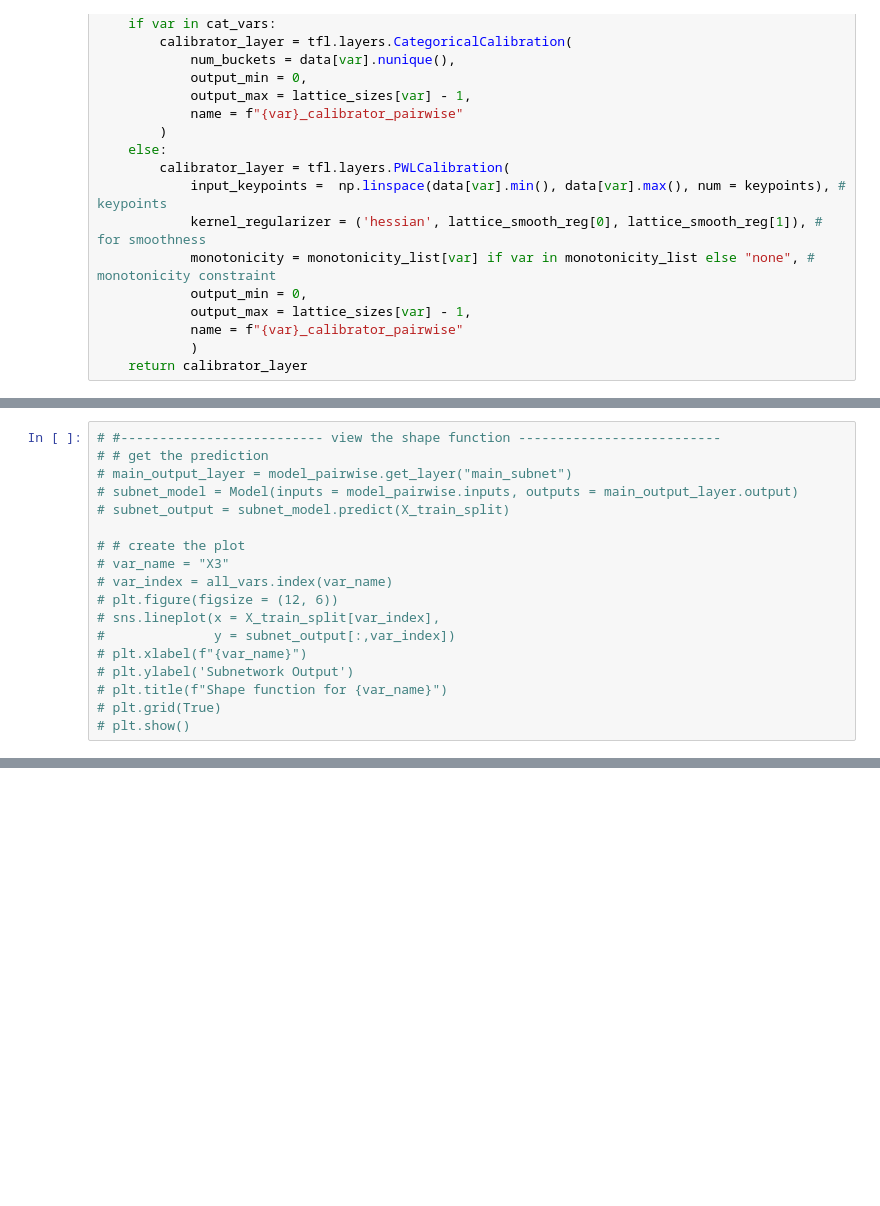
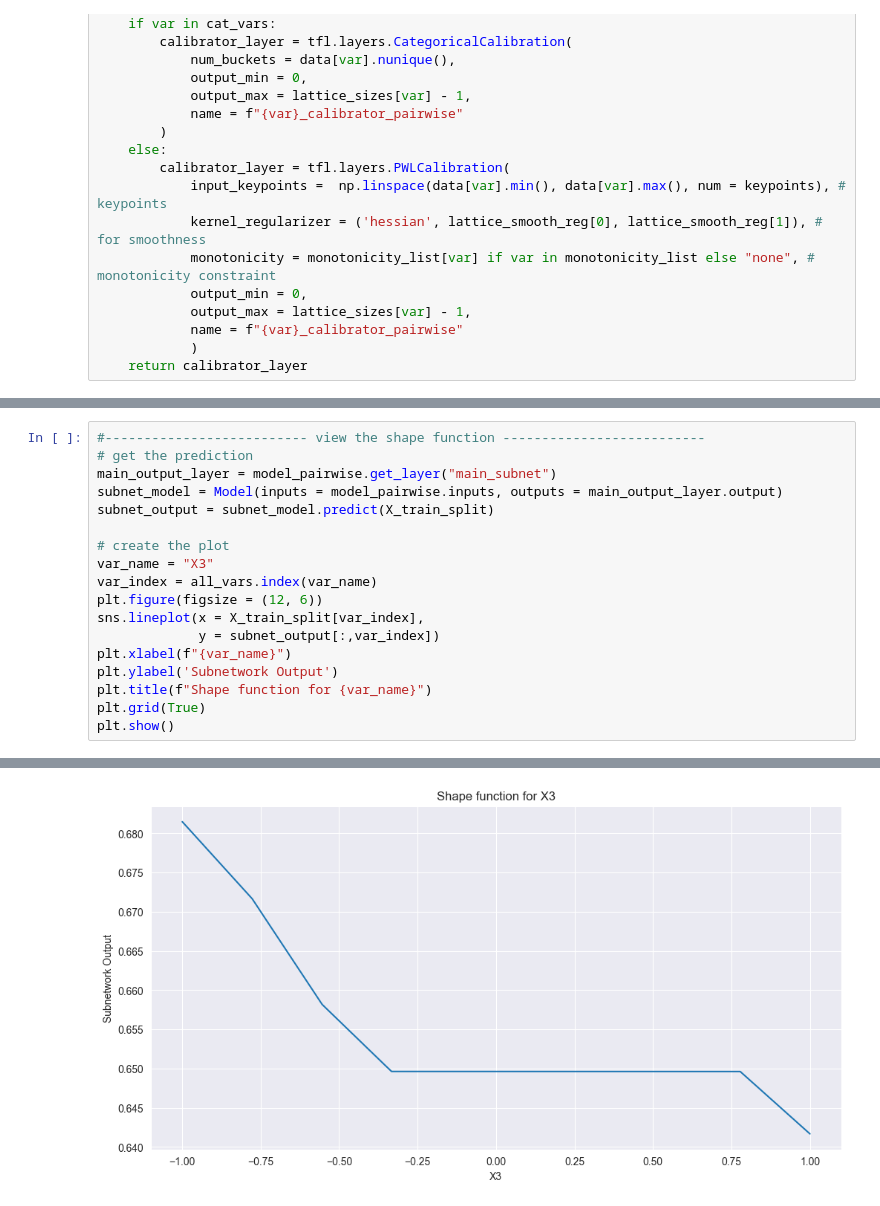
Before and after one commit to tupho289/Honours, a Jupyter notebook: sparsity_low_noise.ipynb, the cells around one changed output, grey strips where cells are left out. Cells and saved outputs as stored; diff of their text form; blank space fills up the shorter version.

```diff
--- a/sparsity_low_noise.ipynb
+++ b/sparsity_low_noise.ipynb
@@ -483,18 +486,19 @@ plt.show()
 # %%
-# #-------------------------- view the shape function --------------------------
-# # get the prediction
-# main_output_layer = model_pairwise.get_layer("main_subnet")
-# subnet_model = Model(inputs = model_pairwise.inputs, outputs = main_output_layer.output)
-# subnet_output = subnet_model.predict(X_train_split)
+#-------------------------- view the shape function --------------------------
+# get the prediction
+main_output_layer = model_pairwise.get_layer("main_subnet")
+subnet_model = Model(inputs = model_pairwise.inputs, outputs = main_output_layer.output)
+subnet_output = subnet_model.predict(X_train_split)
 
-# # create the plot
-# var_name = "X3"
-# var_index = all_vars.index(var_name)
-# plt.figure(figsize = (12, 6))
-# sns.lineplot(x = X_train_split[var_index],
-#              y = subnet_output[:,var_index])
-# plt.xlabel(f"{var_name}")
-# plt.ylabel('Subnetwork Output')
-# plt.title(f"Shape function for {var_name}")
-# plt.grid(True)
-# plt.show()
+# create the plot
+var_name = "X3"
+var_index = all_vars.index(var_name)
+plt.figure(figsize = (12, 6))
+sns.lineplot(x = X_train_split[var_index],
+             y = subnet_output[:,var_index])
+plt.xlabel(f"{var_name}")
+plt.ylabel('Subnetwork Output')
+plt.title(f"Shape function for {var_name}")
+plt.grid(True)
+plt.show()
+# %% [output]
@@ -500,0 +506 @@ plt.show()
+[figure, added]
```
Also changed, not shown: parts of 7 cells of this notebook, 3 other files.
